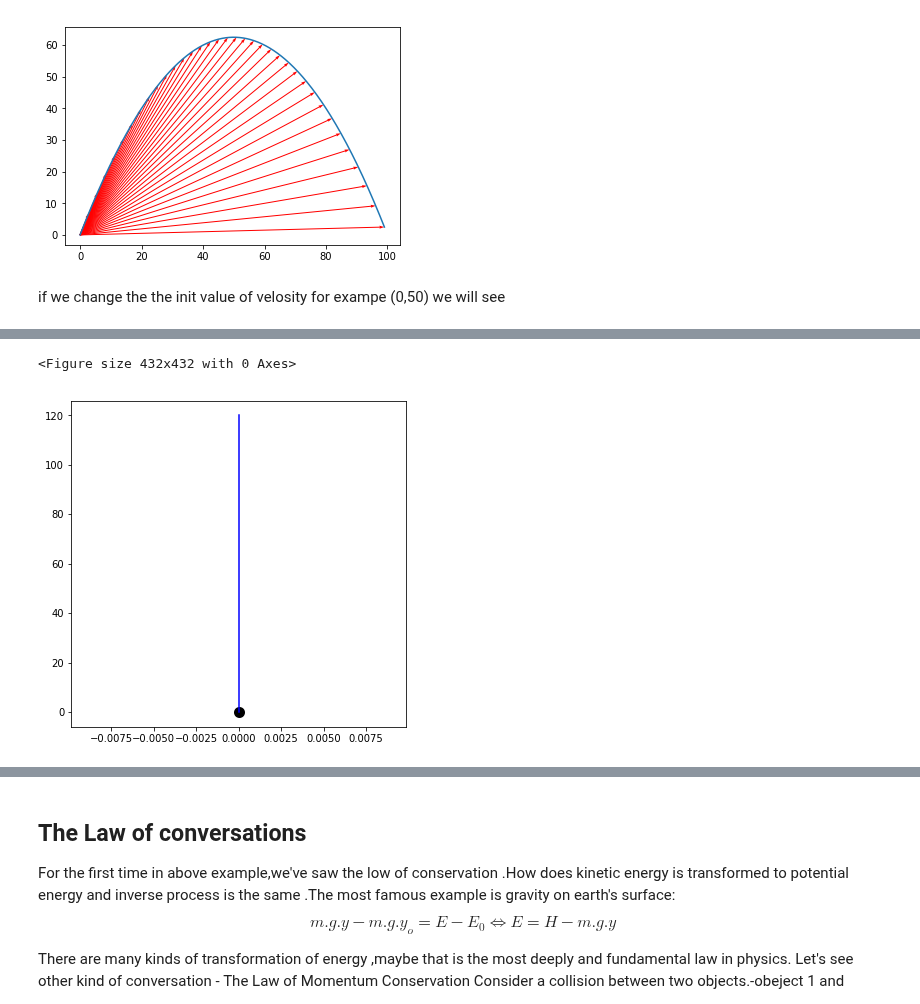
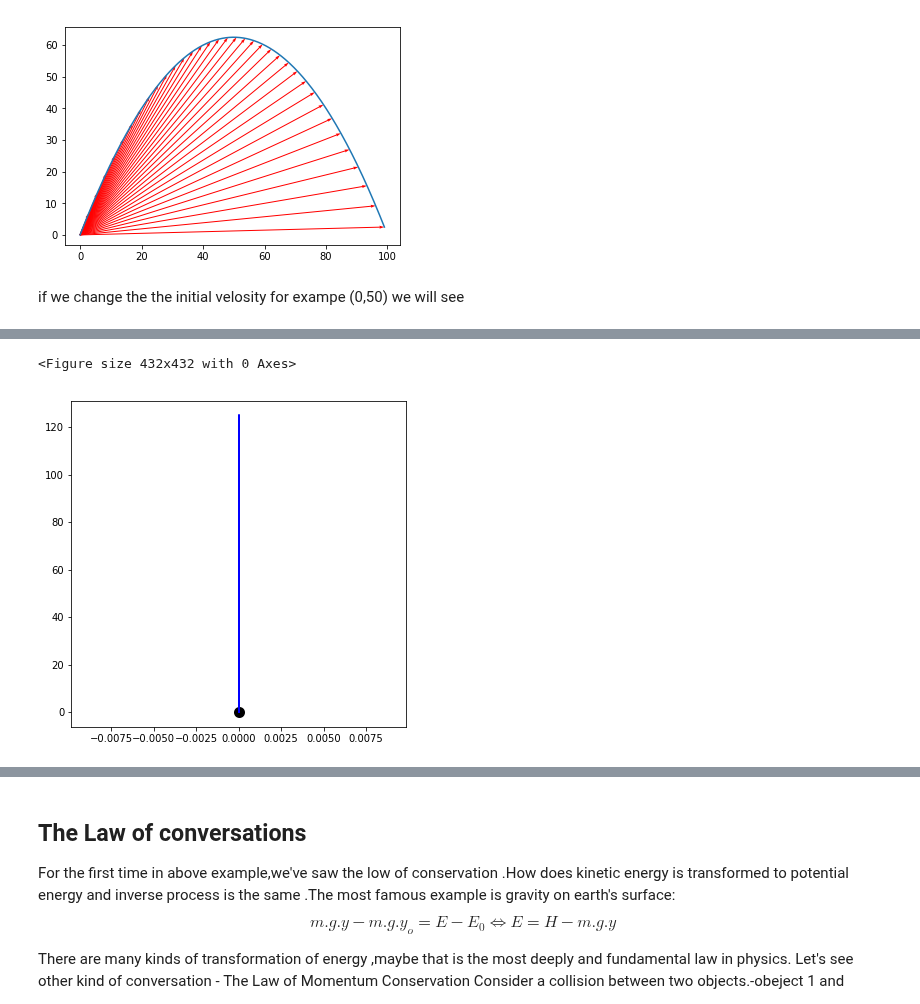
Before and after one commit to daodavid/mechanics, a Jupyter notebook: Mechanics.ipynb, the cells around one changed output, grey strips where cells are left out. Drawn from its saved outputs; the diff is of its cells as text; code cells hidden in the pictures.

```diff
--- a/Mechanics.ipynb
+++ b/Mechanics.ipynb
@@ -84,16 +85,16 @@ point.plot_radios_vector()
 # %% [output]
 [figure]
 # %% [markdown]
-if we change the the init value of velosity for exampe (0,50) we will see
+if we change the the initial  velosity for exampe (0,50) we will see
 # %%
 fig = plt.figure(figsize=(6, 6))
 fig = plt.figure(figsize=(6, 6))
-z = point.calculate_radius_vector(0, 50,n=400)
+z = point.calculate_radius_vector(0, 50,n=1000)
 plt.plot(z[:,0],z[:,1])
 size = int(point.get_size(20))
 anim = animation.FuncAnimation(plt.gcf(), point.update_HTML_animation,interval=100,fargs=(fig,),frames=size, blit=False)
 HTML(anim.to_html5_video())
 # %% [output]
 [interactive output not drawn]
 <Figure size 432x432 with 0 Axes>
-[figure, old version]
+[figure, new version]
```
Also changed, not shown: parts of 28 cells of this notebook.
